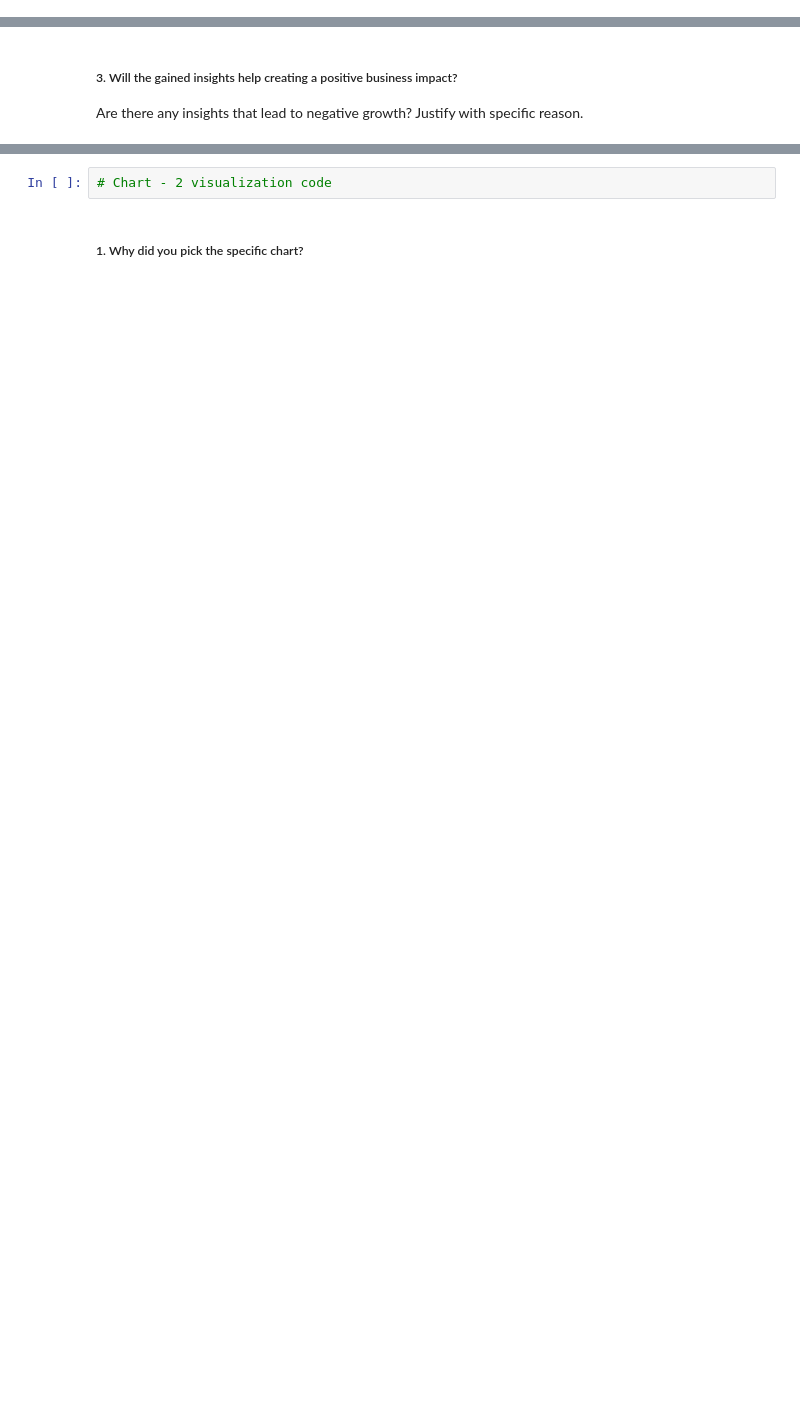
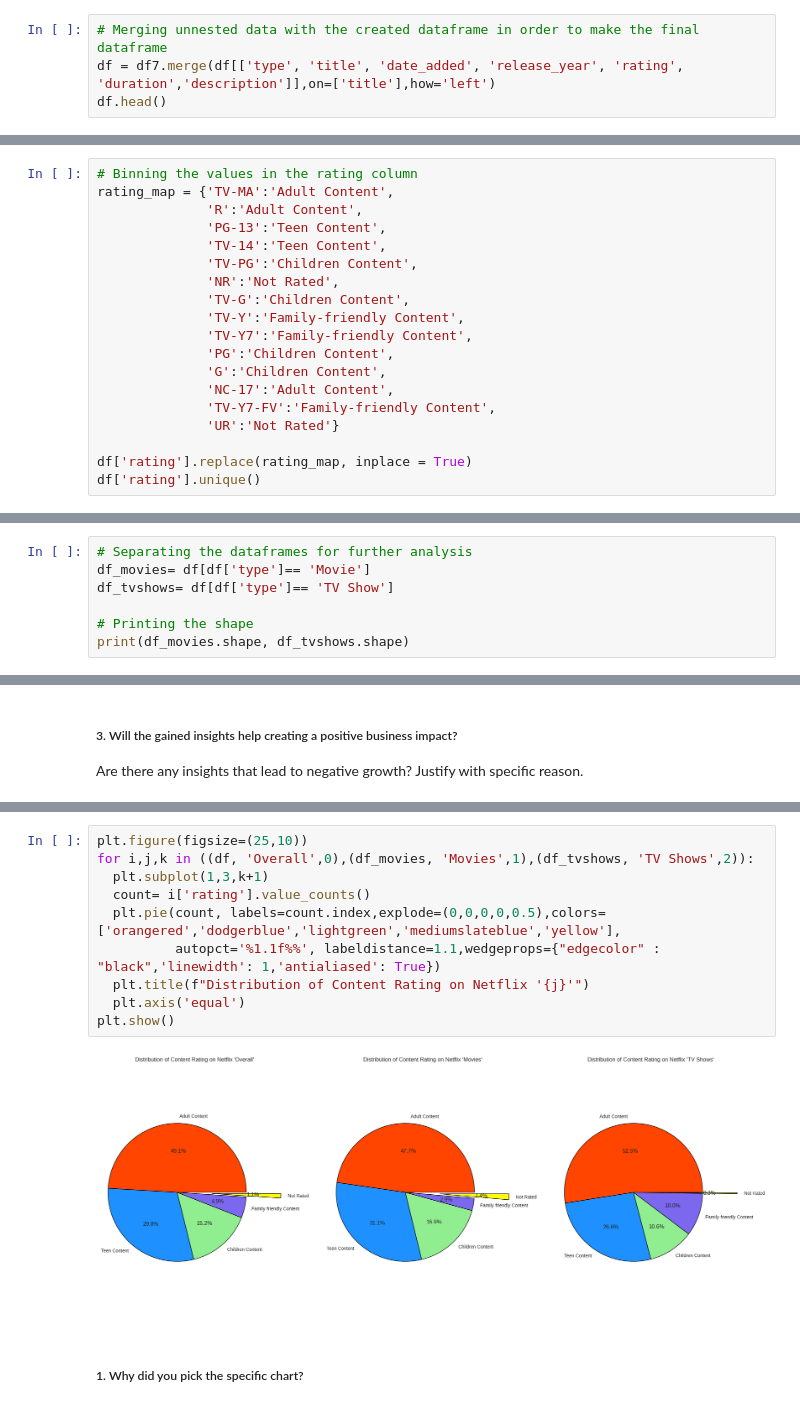
Before and after one commit to Nileshkl/Unsupervised-ML--Netflix-Movies-and-TV-Shows-Clustering, a Jupyter notebook: Capstone_Project_Unsupervised_ML_Netflix_Movies_and_TV_Shows_Clustering.ipynb, the cells around one changed output, grey strips where cells are left out. Drawn from its saved outputs; the diff is of its cells as text; blank space fills up the shorter version.

```diff
--- a/Capstone_Project_Unsupervised_ML_Netflix_Movies_and_TV_Shows_Clustering.ipynb
+++ b/Capstone_Project_Unsupervised_ML_Netflix_Movies_and_TV_Shows_Clustering.ipynb
@@ -300,0 +609,4 @@ Answer Here
+# %%
+# Merging unnested data with the created dataframe in order to make the final dataframe
+df = df7.merge(df[['type', 'title', 'date_added', 'release_year', 'rating', 'duration','description']],on=['title'],how='left')
+df.head()
@@ -300,0 +721,19 @@ Answer Here
+# %%
+# Binning the values in the rating column
+rating_map = {'TV-MA':'Adult Content',
+              'R':'Adult Content',
+              'PG-13':'Teen Content',
+              'TV-14':'Teen Content',
+              'TV-PG':'Children Content',
+              'NR':'Not Rated',
+              'TV-G':'Children Content',
+              'TV-Y':'Family-friendly Content',
+              'TV-Y7':'Family-friendly Content',
+              'PG':'Children Content',
+              'G':'Children Content',
+              'NC-17':'Adult Content',
+              'TV-Y7-FV':'Family-friendly Content',
+              'UR':'Not Rated'}
+
+df['rating'].replace(rating_map, inplace = True)
+df['rating'].unique()
@@ -300,0 +755,7 @@ Answer Here
+# %%
+# Separating the dataframes for further analysis
+df_movies= df[df['type']== 'Movie']
+df_tvshows= df[df['type']== 'TV Show']
+
+# Printing the shape
+print(df_movies.shape, df_tvshows.shape)
@@ -326,4 +842,14 @@ Answer Here
-# %%
-# Chart - 2 visualization code
+# %%
+plt.figure(figsize=(25,10))
+for i,j,k in ((df, 'Overall',0),(df_movies, 'Movies',1),(df_tvshows, 'TV Shows',2)):
+  plt.subplot(1,3,k+1)
+  count= i['rating'].value_counts()
+  plt.pie(count, labels=count.index,explode=(0,0,0,0,0.5),colors=['orangered','dodgerblue','lightgreen','mediumslateblue','yellow'],
+          autopct='%1.1f%%', labeldistance=1.1,wedgeprops={"edgecolor" : "black",'linewidth': 1,'antialiased': True})
+  plt.title(f"Distribution of Content Rating on Netflix '{j}'")
+  plt.axis('equal')
+plt.show()
+# %% [output]
+[figure, added]
 # %% [markdown]
 ##### 1. Why did you pick the specific chart?
```
Also changed, not shown: parts of 185 cells of this notebook.
